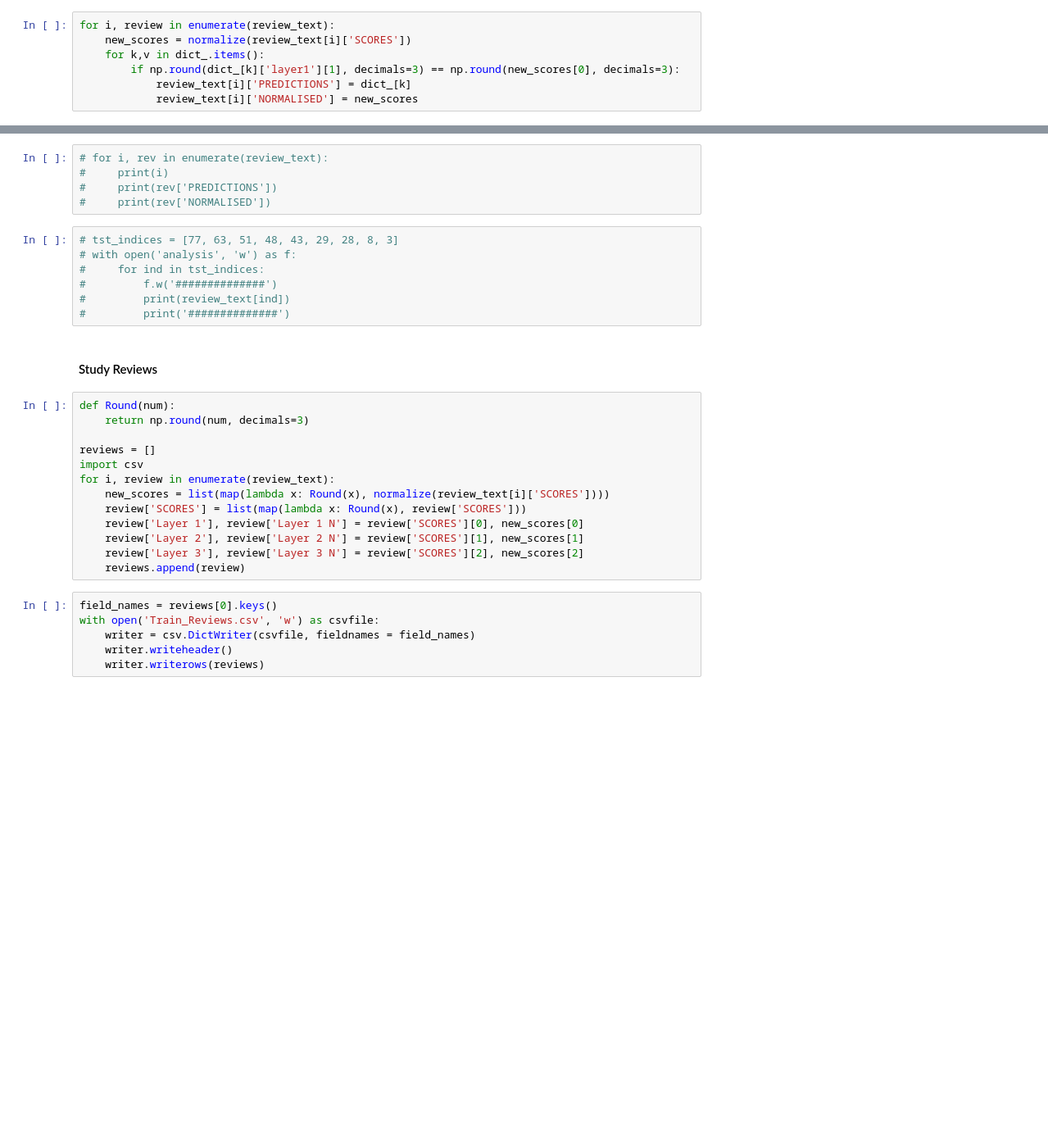
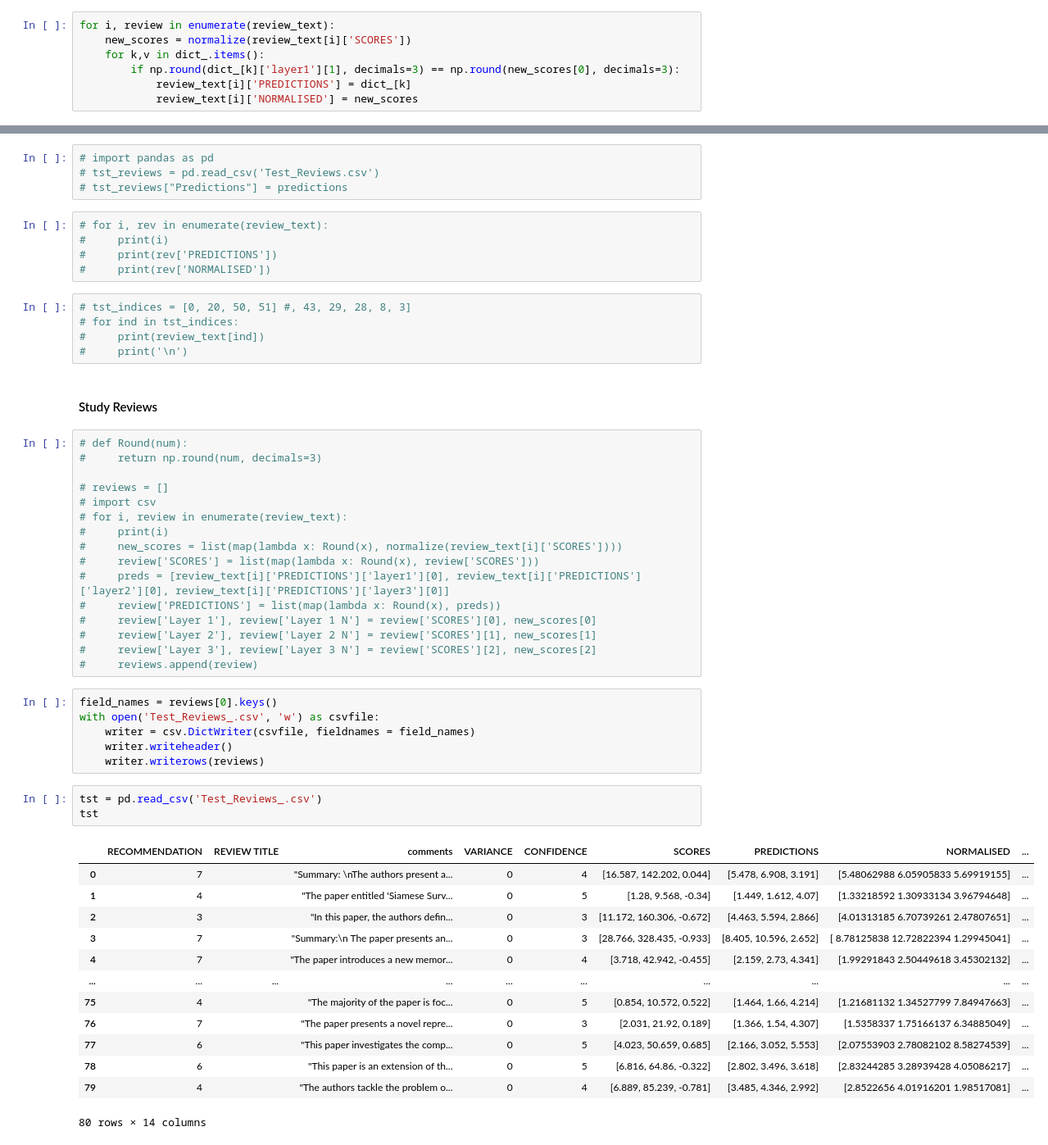
Before and after one commit to aritzzz/REV_SIG, a Jupyter notebook: train.ipynb, the cells around one changed output, grey strips where cells are left out. Shown: that part at 82% size. Cells and saved outputs as stored; diff of their text form; blank space fills up the shorter version.

Commit message:
predict

```diff
--- a/train.ipynb
+++ b/train.ipynb
@@ -362,33 +353,55 @@ for i, review in enumerate(review_text):
+# %%
+# import pandas as pd
+# tst_reviews = pd.read_csv('Test_Reviews.csv')
+# tst_reviews["Predictions"] = predictions
 # %%
 # for i, rev in enumerate(review_text):
 #     print(i)
 #     print(rev['PREDICTIONS'])
 #     print(rev['NORMALISED'])
 # %%
-# tst_indices = [77, 63, 51, 48, 43, 29, 28, 8, 3]
-# with open('analysis', 'w') as f:
-#     for ind in tst_indices:
-#         f.w('##############')
-#         print(review_text[ind])
-#         print('##############')
+# tst_indices = [0, 20, 50, 51] #, 43, 29, 28, 8, 3]
+# for ind in tst_indices:
+#     print(review_text[ind])
+#     print('\n')
 # %% [markdown]
 #### Study Reviews
 # %%
-def Round(num):
-    return np.round(num, decimals=3)
+# def Round(num):
+#     return np.round(num, decimals=3)
 
-reviews = []
-import csv
-for i, review in enumerate(review_text):
-    new_scores = list(map(lambda x: Round(x), normalize(review_text[i]['SCORES'])))
-    review['SCORES'] = list(map(lambda x: Round(x), review['SCORES']))
-    review['Layer 1'], review['Layer 1 N'] = review['SCORES'][0], new_scores[0]
-    review['Layer 2'], review['Layer 2 N'] = review['SCORES'][1], new_scores[1]
-    review['Layer 3'], review['Layer 3 N'] = review['SCORES'][2], new_scores[2]
-    reviews.append(review)
+# reviews = []
+# import csv
+# for i, review in enumerate(review_text):
+#     print(i)
+#     new_scores = list(map(lambda x: Round(x), normalize(review_text[i]['SCORES'])))
+#     review['SCORES'] = list(map(lambda x: Round(x), review['SCORES']))
+#     preds = [review_text[i]['PREDICTIONS']['layer1'][0], review_text[i]['PREDICTIONS']['layer2'][0], review_text[i]['PREDICTIONS']['layer3'][0]]
+#     review['PREDICTIONS'] = list(map(lambda x: Round(x), preds))
+#     review['Layer 1'], review['Layer 1 N'] = review['SCORES'][0], new_scores[0]
+#     review['Layer 2'], review['Layer 2 N'] = review['SCORES'][1], new_scores[1]
+#     review['Layer 3'], review['Layer 3 N'] = review['SCORES'][2], new_scores[2]
+#     reviews.append(review)
 # %%
 field_names = reviews[0].keys()
-with open('Train_Reviews.csv', 'w') as csvfile:
+with open('Test_Reviews_.csv', 'w') as csvfile:
     writer = csv.DictWriter(csvfile, fieldnames = field_names)
     writer.writeheader()
     writer.writerows(reviews)
+# %%
+tst = pd.read_csv('Test_Reviews_.csv')
+tst
+# %% [output]
+|  | RECOMMENDATION | REVIEW TITLE | comments | VARIANCE | CONFIDENCE | SCORES | PREDICTIONS | NORMALISED | ... |
+| 0 | 7 |  | "Summary: \nThe authors present a... | 0 | 4 | [16.587, 142.202, 0.044] | [5.478, 6.908, 3.191] | [5.48062988 6.05905833 5.69919155] | ... |
+| 1 | 4 |  | "The paper entitled 'Siamese Surv... | 0 | 5 | [1.28, 9.568, -0.34] | [1.449, 1.612, 4.07] | [1.33218592 1.30933134 3.96794648] | ... |
+| 2 | 3 |  | "In this paper, the authors defin... | 0 | 3 | [11.172, 160.306, -0.672] | [4.463, 5.594, 2.866] | [4.01313185 6.70739261 2.47807651] | ... |
+| 3 | 7 |  | "Summary:\n The paper presents an... | 0 | 3 | [28.766, 328.435, -0.933] | [8.405, 10.596, 2.652] | [ 8.78125838 12.72822394 1.29945041] | ... |
+| 4 | 7 |  | "The paper introduces a new memor... | 0 | 4 | [3.718, 42.942, -0.455] | [2.159, 2.73, 4.341] | [1.99291843 2.50449618 3.45302132] | ... |
+| ... | ... | ... | ... | ... | ... | ... | ... | ... | ... |
+| 75 | 4 |  | "The majority of the paper is foc... | 0 | 5 | [0.854, 10.572, 0.522] | [1.464, 1.66, 4.214] | [1.21681132 1.34527799 7.84947663] | ... |
+| 76 | 7 |  | "The paper presents a novel repre... | 0 | 3 | [2.031, 21.92, 0.189] | [1.366, 1.54, 4.307] | [1.5358337 1.75166137 6.34885049] | ... |
+| 77 | 6 |  | "This paper investigates the comp... | 0 | 5 | [4.023, 50.659, 0.685] | [2.166, 3.052, 5.553] | [2.07553903 2.78082102 8.58274539] | ... |
+| 78 | 6 |  | "This paper is an extension of th... | 0 | 5 | [6.816, 64.86, -0.322] | [2.802, 3.496, 3.618] | [2.83244285 3.28939428 4.05086217] | ... |
+| 79 | 4 |  | "The authors tackle the problem o... | 0 | 4 | [6.889, 85.239, -0.781] | [3.485, 4.346, 2.992] | [2.8522656 4.01916201 1.98517081] | ... |
+80 rows × 14 columns
```
Also changed, not shown: parts of 13 cells of this notebook, 7 other files.
